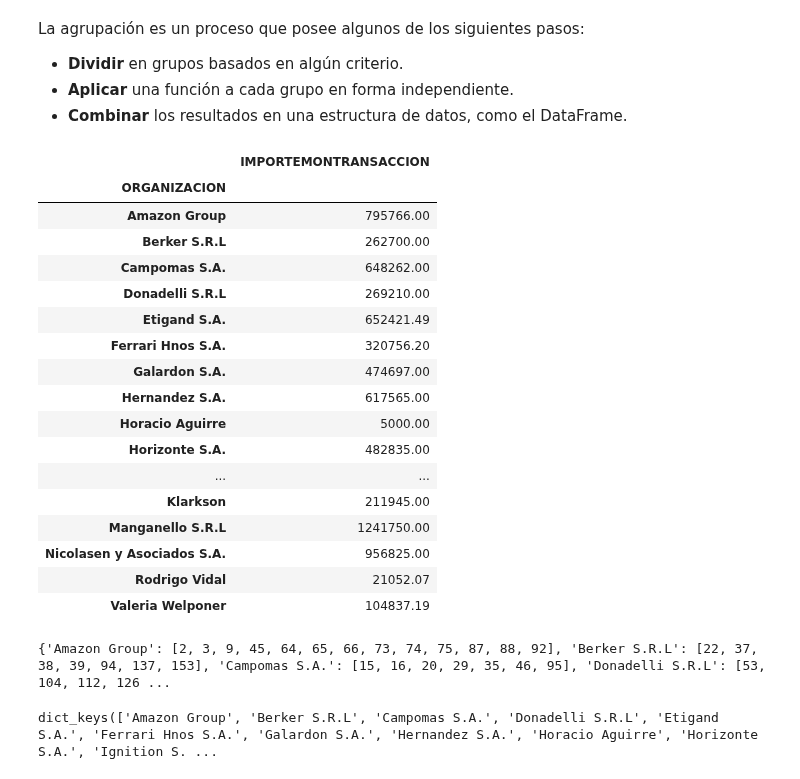
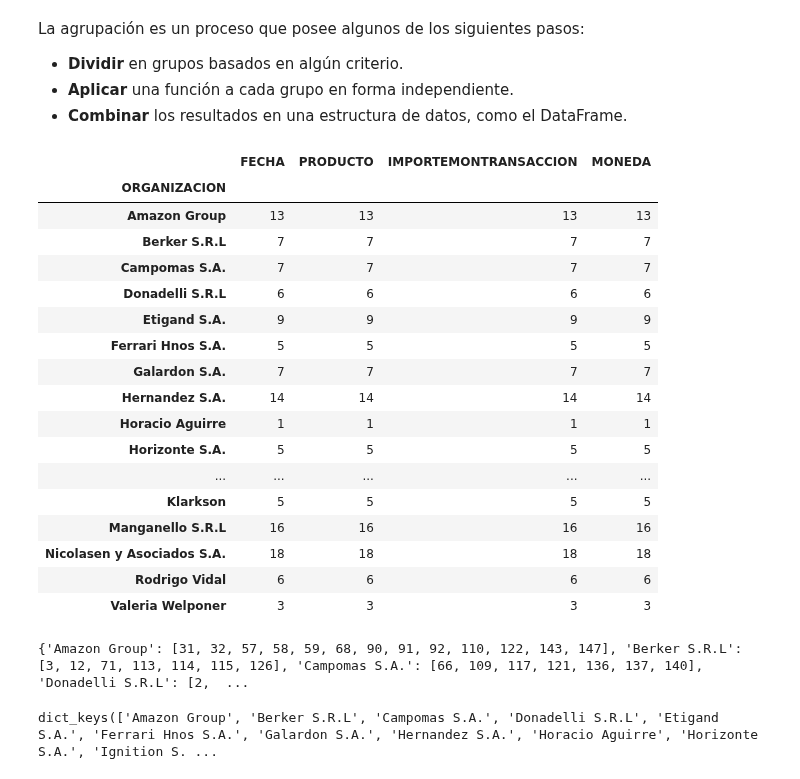
Before and after one commit to cristiandarioortegayubro/BA, a Jupyter notebook: pd_03.ipynb, the cells around one changed output. Saved outputs shown, nothing was run; the diff lists cells and outputs as text; code cells hidden in the pictures.

```diff
--- a/pd_03.ipynb
+++ b/pd_03.ipynb
@@ -37,7 +47,7 @@ import pandas_datareader as dtr
 # %%
 datos = "https://raw.githubusercontent.com/cristiandarioortegayubro/BA/main/Datasets/Analisis_de_Facturas_de_Venta.csv"
 df = pd.read_csv(datos)
-df["FECHA"] = pd.to_datetime(df.FECHA, infer_datetime_format=True)
+df["FECHA"] = pd.to_datetime(df.FECHA)
 df.drop(columns=["DOCUMENTO","TIPOFACTURA","PRECIO", "CANTIDAD"], inplace=True)
 df = df[df.MONEDA == "Pesos Argentinos"]
 df
@@ -55,3 +65,7 @@ df
 | 157 | Ferrari Hnos S.A. | 2018-01-01 | Impresora Multifuncion | 35537.19 | Pesos Argentinos |
 | 158 | Ferrari Hnos S.A. | 2018-01-01 | Monitores | 26446.28 | Pesos Argentinos |
 157 rows × 5 columns
+# %%
+df = df.sort_values(by="FECHA", ascending=True)
+df = df.reset_index(drop=True)
+df
@@ -64,32 +92,32 @@ La agrupación es un proceso que posee algunos de los siguientes pasos:
 - **Aplicar** una función a cada grupo en forma independiente.
 - **Combinar** los resultados en una estructura de datos, como el DataFrame.
 # %%
-clientes = df.groupby("ORGANIZACION").sum()
+clientes = df.groupby("ORGANIZACION").count()
 clientes
 # %% [output]
-|  | IMPORTEMONTRANSACCION |
-| ORGANIZACION |  |
-| Amazon Group | 795766.00 |
-| Berker S.R.L | 262700.00 |
-| Campomas S.A. | 648262.00 |
-| Donadelli S.R.L | 269210.00 |
-| Etigand S.A. | 652421.49 |
-| Ferrari Hnos S.A. | 320756.20 |
-| Galardon S.A. | 474697.00 |
-| Hernandez S.A. | 617565.00 |
-| Horacio Aguirre | 5000.00 |
-| Horizonte S.A. | 482835.00 |
-| ... | ... |
-| Klarkson | 211945.00 |
-| Manganello S.R.L | 1241750.00 |
-| Nicolasen y Asociados S.A. | 956825.00 |
-| Rodrigo Vidal | 21052.07 |
-| Valeria Welponer | 104837.19 |
+|  | FECHA | PRODUCTO | IMPORTEMONTRANSACCION | MONEDA |
+| ORGANIZACION |  |  |  |  |
+| Amazon Group | 13 | 13 | 13 | 13 |
+| Berker S.R.L | 7 | 7 | 7 | 7 |
+| Campomas S.A. | 7 | 7 | 7 | 7 |
+| Donadelli S.R.L | 6 | 6 | 6 | 6 |
+| Etigand S.A. | 9 | 9 | 9 | 9 |
+| Ferrari Hnos S.A. | 5 | 5 | 5 | 5 |
+| Galardon S.A. | 7 | 7 | 7 | 7 |
+| Hernandez S.A. | 14 | 14 | 14 | 14 |
+| Horacio Aguirre | 1 | 1 | 1 | 1 |
+| Horizonte S.A. | 5 | 5 | 5 | 5 |
+| ... | ... | ... | ... | ... |
+| Klarkson | 5 | 5 | 5 | 5 |
+| Manganello S.R.L | 16 | 16 | 16 | 16 |
+| Nicolasen y Asociados S.A. | 18 | 18 | 18 | 18 |
+| Rodrigo Vidal | 6 | 6 | 6 | 6 |
+| Valeria Welponer | 3 | 3 | 3 | 3 |
 # %%
 dicc = df.groupby("ORGANIZACION").groups
 dicc
 # %% [output]
-{'Amazon Group': [2, 3, 9, 45, 64, 65, 66, 73, 74, 75, 87, 88, 92], 'Berker S.R.L': [22, 37, 38, 39, 94, 137, 153], 'Campomas S.A.': [15, 16, 20, 29, 35, 46, 95], 'Donadelli S.R.L': [53, 104, 112, 126 ...
+{'Amazon Group': [31, 32, 57, 58, 59, 68, 90, 91, 92, 110, 122, 143, 147], 'Berker S.R.L': [3, 12, 71, 113, 114, 115, 126], 'Campomas S.A.': [66, 109, 117, 121, 136, 137, 140], 'Donadelli S.R.L': [2,  ...
 # %%
 dicc.keys()
 # %% [output]
```
Also changed, not shown: parts of 31 cells of this notebook.
